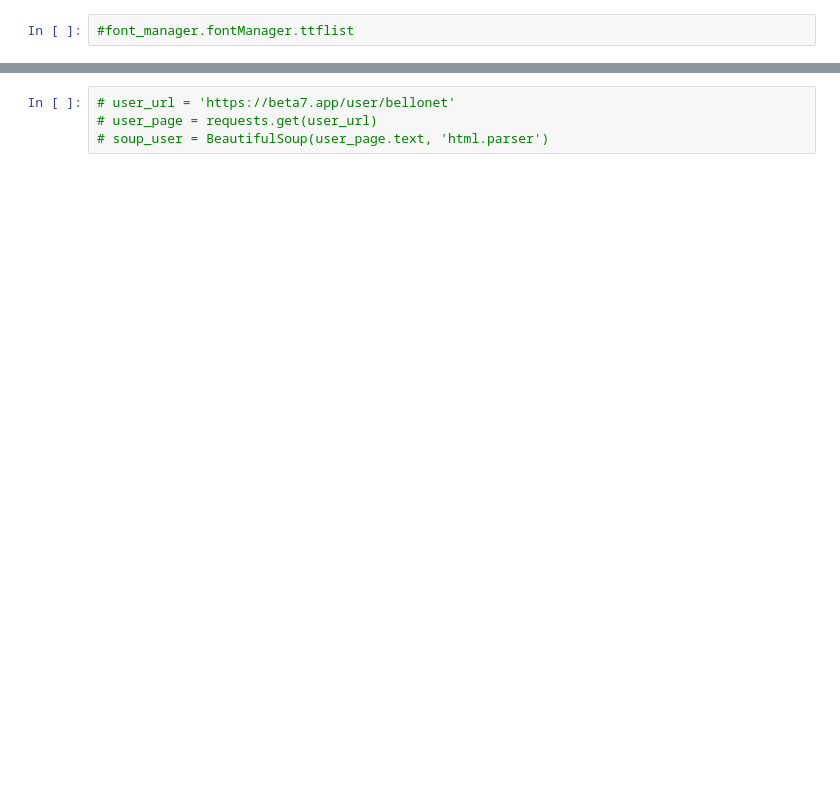
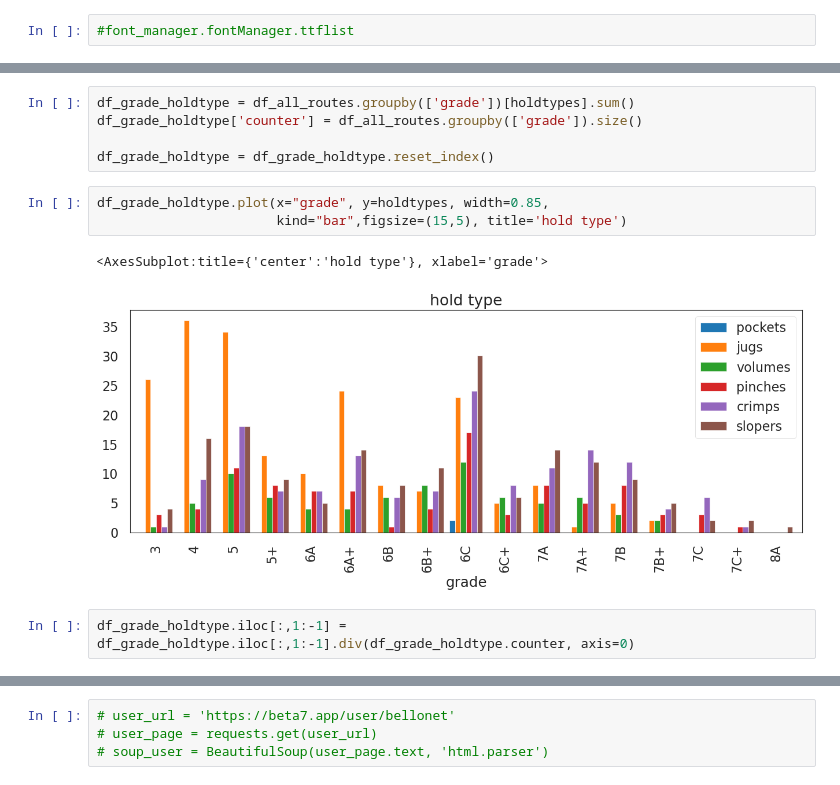
Before and after one commit to bellonet/boulder-image-match, a Jupyter notebook: boulder_height_grade_graphs.ipynb, the cells around one changed output, grey strips where cells are left out. Saved outputs shown, nothing was run; the diff lists cells and outputs as text; blank space fills up the shorter version.

```diff
--- a/boulder_height_grade_graphs.ipynb
+++ b/boulder_height_grade_graphs.ipynb
@@ -32,0 +163,13 @@ attempts
+# %%
+df_grade_holdtype = df_all_routes.groupby(['grade'])[holdtypes].sum()
+df_grade_holdtype['counter'] = df_all_routes.groupby(['grade']).size()
+
+df_grade_holdtype = df_grade_holdtype.reset_index()
+# %%
+df_grade_holdtype.plot(x="grade", y=holdtypes, width=0.85,
+                       kind="bar",figsize=(15,5), title='hold type')
+# %% [output]
+<AxesSubplot:title={'center':'hold type'}, xlabel='grade'>
+[figure, added]
+# %%
+df_grade_holdtype.iloc[:,1:-1] = df_grade_holdtype.iloc[:,1:-1].div(df_grade_holdtype.counter, axis=0)
```
Also changed, not shown: parts of 50 cells of this notebook, 1 other file.
